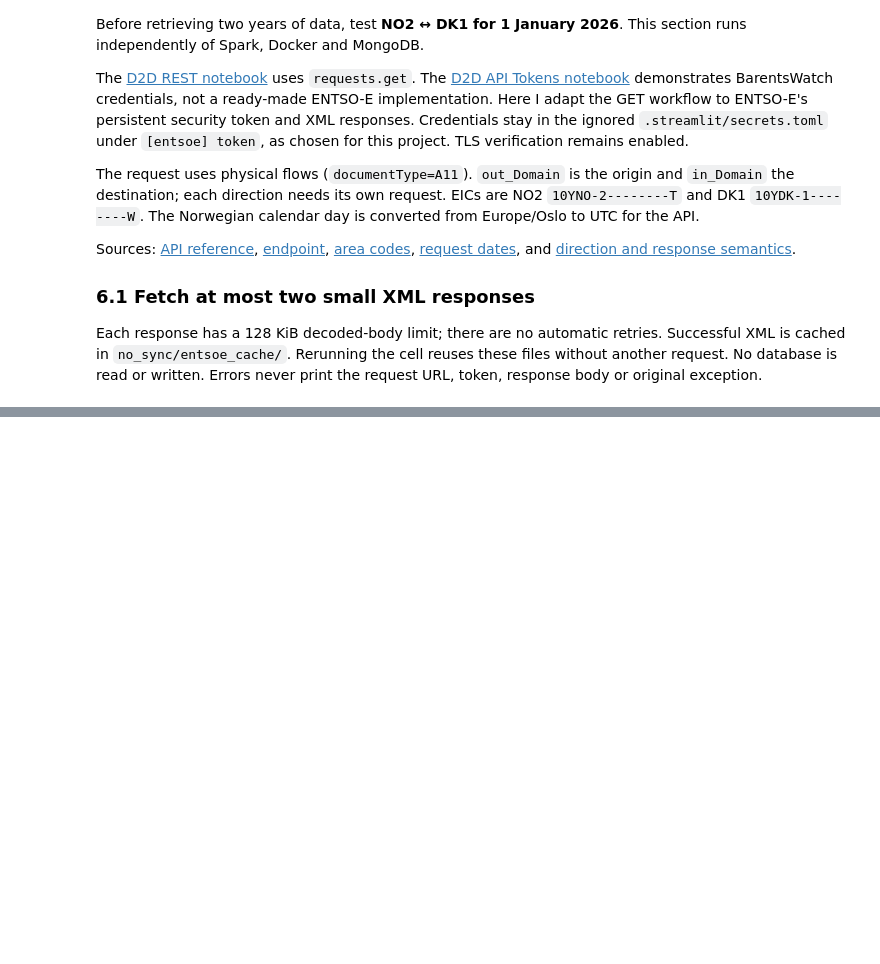
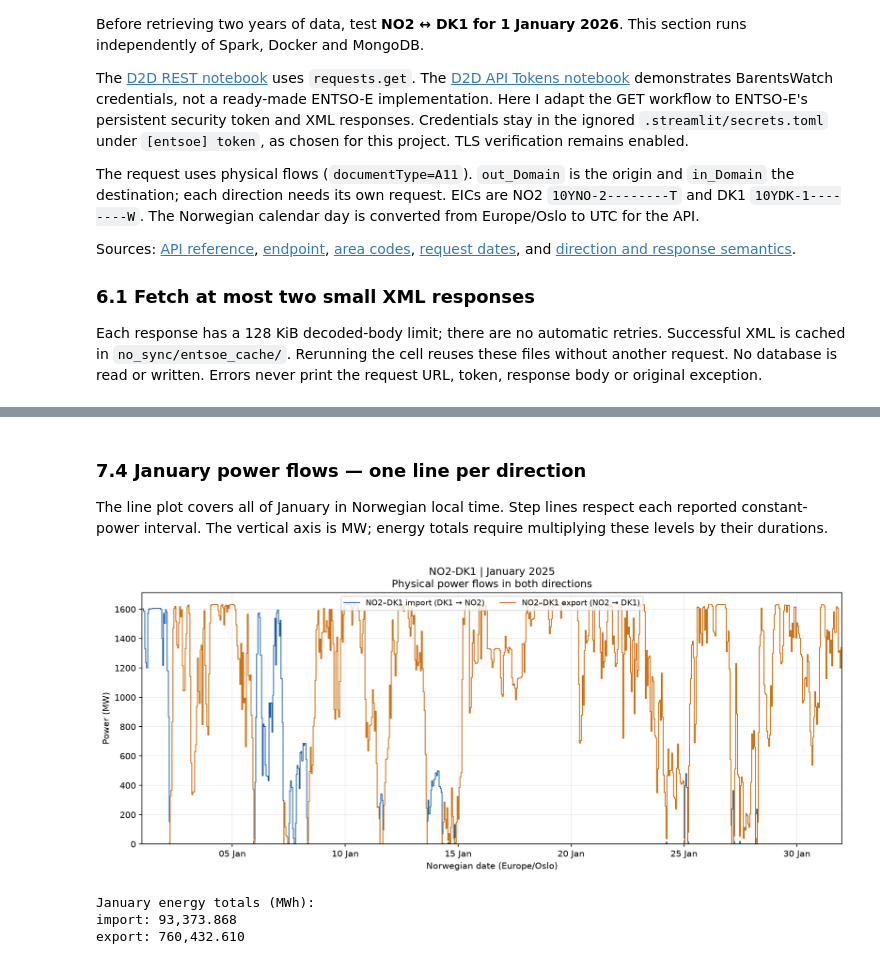
Before and after one commit to G0KU-DOTCOM/Streamlit_dashboard, a Jupyter notebook: notebooks/prosjekt_part2.ipynb, the cells around one changed output, grey strips where cells are left out. Drawn from its saved outputs; the diff is of its cells as text; code cells hidden in the pictures; blank space fills up the shorter version.

```diff
--- a/notebooks/prosjekt_part2.ipynb
+++ b/notebooks/prosjekt_part2.ipynb
@@ -1198,0 +1555,48 @@ size or coverage of every connection over two years.
+# %% [markdown]
+### 7.4 January power flows — one line per direction
+
+The line plot covers all of January in Norwegian local time. Step lines
+respect each reported constant-power interval. The vertical axis is MW;
+energy totals require multiplying these levels by their durations.
+# %%
+import matplotlib.dates as mdates
+
+fig, ax = plt.subplots(figsize=(12, 5), layout="constrained")
+january_totals = {}
+for direction, label, colour in [
+    ("import", "NO2–DK1 import (DK1 → NO2)", "#2364aa"),
+    ("export", "NO2–DK1 export (NO2 → DK1)", "#ca6702"),
+]:
+    intervals = january.loc[january.direction.eq(direction)].sort_values("start_utc")
+    # Verify that no gap will accidentally be connected by the step plot.
+    if (intervals.empty or intervals.iloc[0].start_utc != pd.Timestamp(jan_start)
+            or intervals.iloc[-1].end_utc != pd.Timestamp(jan_end)
+            or intervals.start_utc.iloc[1:].tolist() != intervals.end_utc.iloc[:-1].tolist()):
+        raise ValueError("January contains gaps or overlaps; investigate before drawing a continuous line.")
+    times = intervals.start_utc.dt.tz_convert("Europe/Oslo").tolist()
+    times.append(intervals.iloc[-1].end_utc.tz_convert("Europe/Oslo"))
+    values = intervals.power_mw.tolist()
+    ax.step(times, values + [values[-1]], where="post", color=colour,
+            linewidth=1, label=label)
+    durations = (intervals.end_utc - intervals.start_utc).dt.total_seconds() / 3600
+    january_totals[direction] = float((intervals.power_mw * durations).sum())
+ax.set_title(f"{CONNECTION} | January {PLOT_YEAR}\nPhysical power flows in both directions")
+ax.set_xlabel("Norwegian date (Europe/Oslo)")
+ax.set_ylabel("Power (MW)")
+ax.set_ylim(bottom=0)
+ax.set_xlim(pd.Timestamp(jan_start).tz_convert("Europe/Oslo"), pd.Timestamp(jan_end).tz_convert("Europe/Oslo"))
+ax.xaxis.set_major_locator(mdates.DayLocator(interval=5, tz=local_tz))
+ax.xaxis.set_major_formatter(mdates.DateFormatter("%d %b", tz=local_tz))
+ax.grid(alpha=0.25)
+ax.legend(loc="upper center", ncol=2, fontsize=9)
+january_path = figure_dir / f"NO2_DK1_{PLOT_YEAR}_january_flows.png"
+fig.savefig(january_path, dpi=150, bbox_inches="tight")
+plt.show()
+print("January energy totals (MWh):")
+for direction, total in january_totals.items():
+    print(f"{direction}: {total:,.3f}")
+# %% [output]
+[figure, added]
+January energy totals (MWh):
+import: 93,373.868
+export: 760,432.610
```
Also changed, not shown: parts of 24 cells of this notebook, 7 other files.
